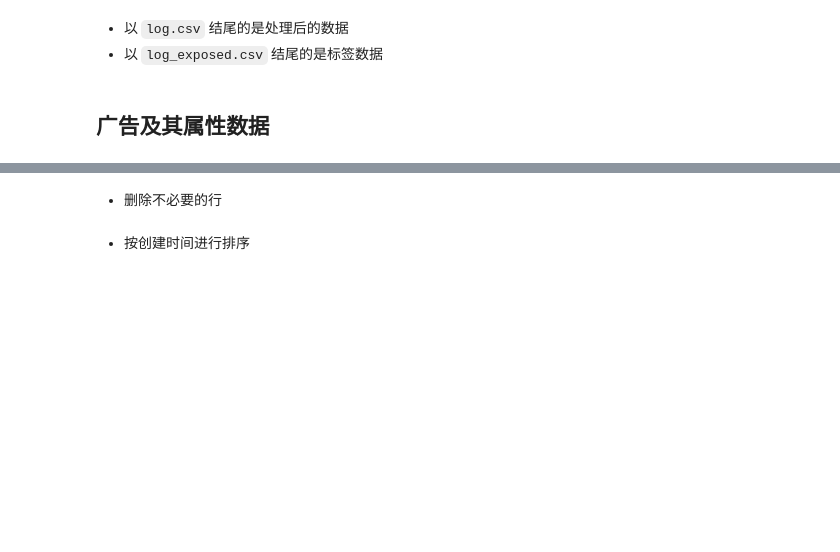
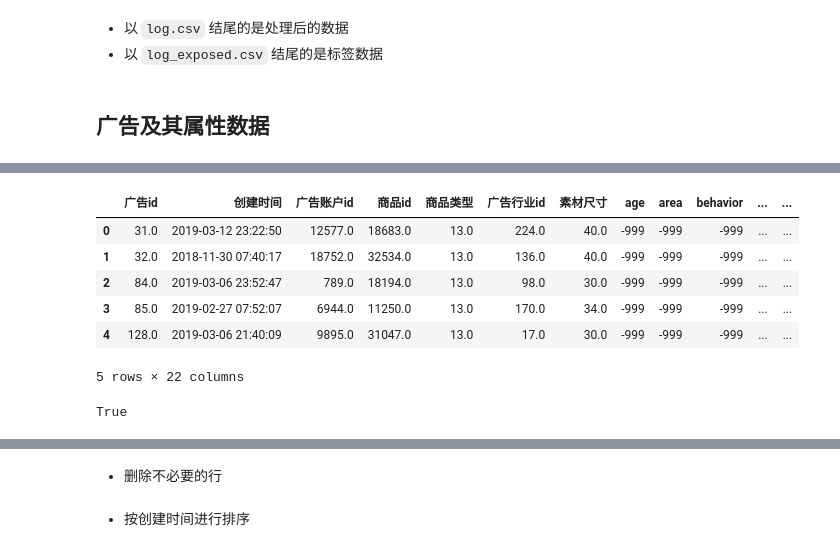
Before and after one commit to AutuanLiu/2019TencentAlgorithm, a Jupyter notebook: nbs/train_test_set.ipynb, the cells around one changed output, grey strips where cells are left out. Drawn from its saved outputs; the diff is of its cells as text; code cells hidden in the pictures; blank space fills up the shorter version.

```diff
--- a/nbs/train_test_set.ipynb
+++ b/nbs/train_test_set.ipynb
@@ -57,5 +42,17 @@ ads_fix.head()
 # %%
-ads_ctr = pd.read_csv(root/'ads_ctr.csv', low_memory=False, encoding='utf-8')
-ads_ctr.head()
+ads_crt = pd.read_csv(root/'ads_crt.csv', low_memory=False, encoding='utf-8')
+ads_crt.head()
+# %% [output]
+|  | 广告id | 创建时间 | 广告账户id | 商品id | 商品类型 | 广告行业id | 素材尺寸 | age | area | behavior | ... | ... |
+| 0 | 31.0 | 2019-03-12 23:22:50 | 12577.0 | 18683.0 | 13.0 | 224.0 | 40.0 | -999 | -999 | -999 | ... | ... |
+| 1 | 32.0 | 2018-11-30 07:40:17 | 18752.0 | 32534.0 | 13.0 | 136.0 | 40.0 | -999 | -999 | -999 | ... | ... |
+| 2 | 84.0 | 2019-03-06 23:52:47 | 789.0 | 18194.0 | 13.0 | 98.0 | 30.0 | -999 | -999 | -999 | ... | ... |
+| 3 | 85.0 | 2019-02-27 07:52:07 | 6944.0 | 11250.0 | 13.0 | 170.0 | 34.0 | -999 | -999 | -999 | ... | ... |
+| 4 | 128.0 | 2019-03-06 21:40:09 | 9895.0 | 31047.0 | 13.0 | 17.0 | 30.0 | -999 | -999 | -999 | ... | ... |
+5 rows × 22 columns
+# %%
+all(ads_crt.columns == ads_fix.columns)
+# %% [output]
+True
 # %%
 new_ads = pd.concat([ads_fix, ads_crt], axis=0, ignore_index=True)
```
Also changed, not shown: parts of 55 cells of this notebook, 5 other files.
